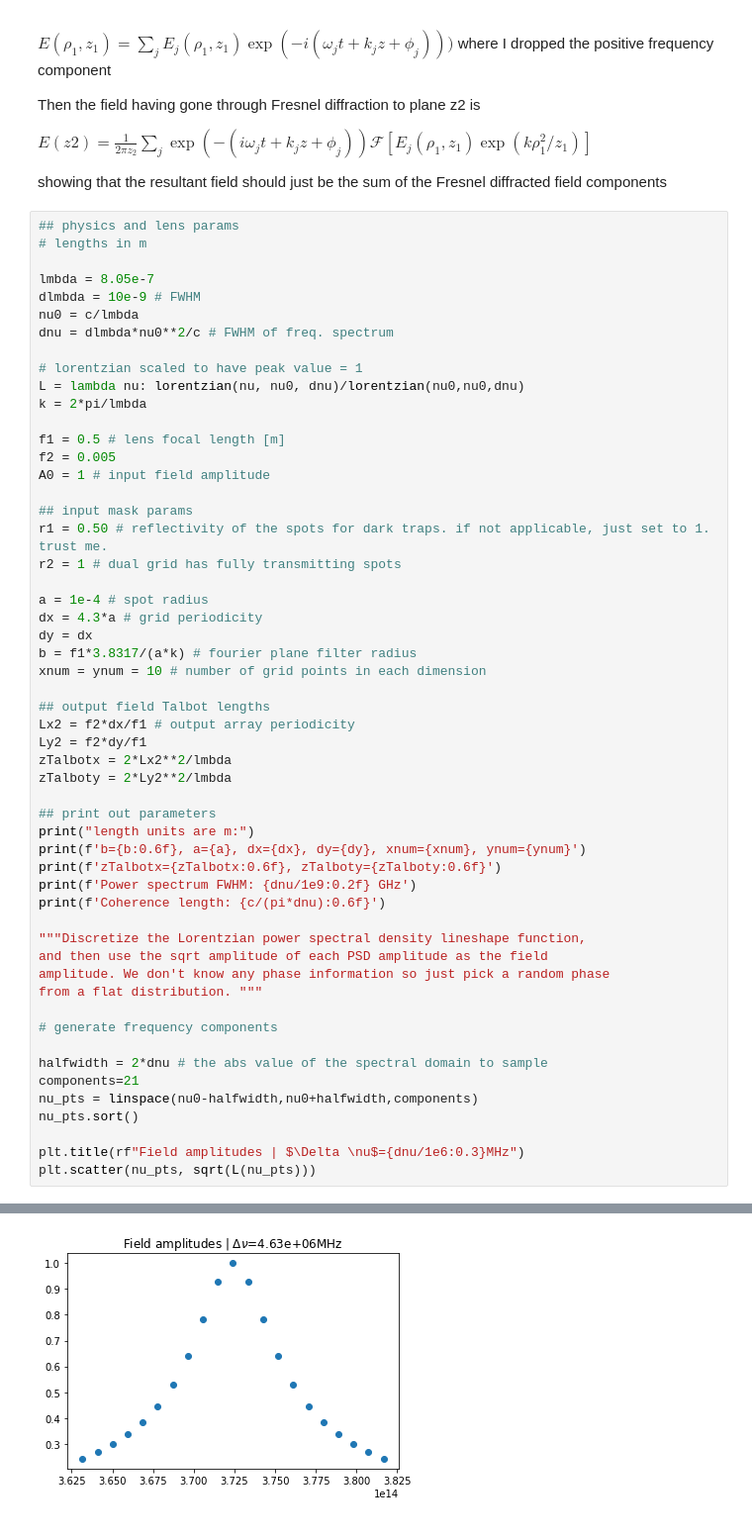
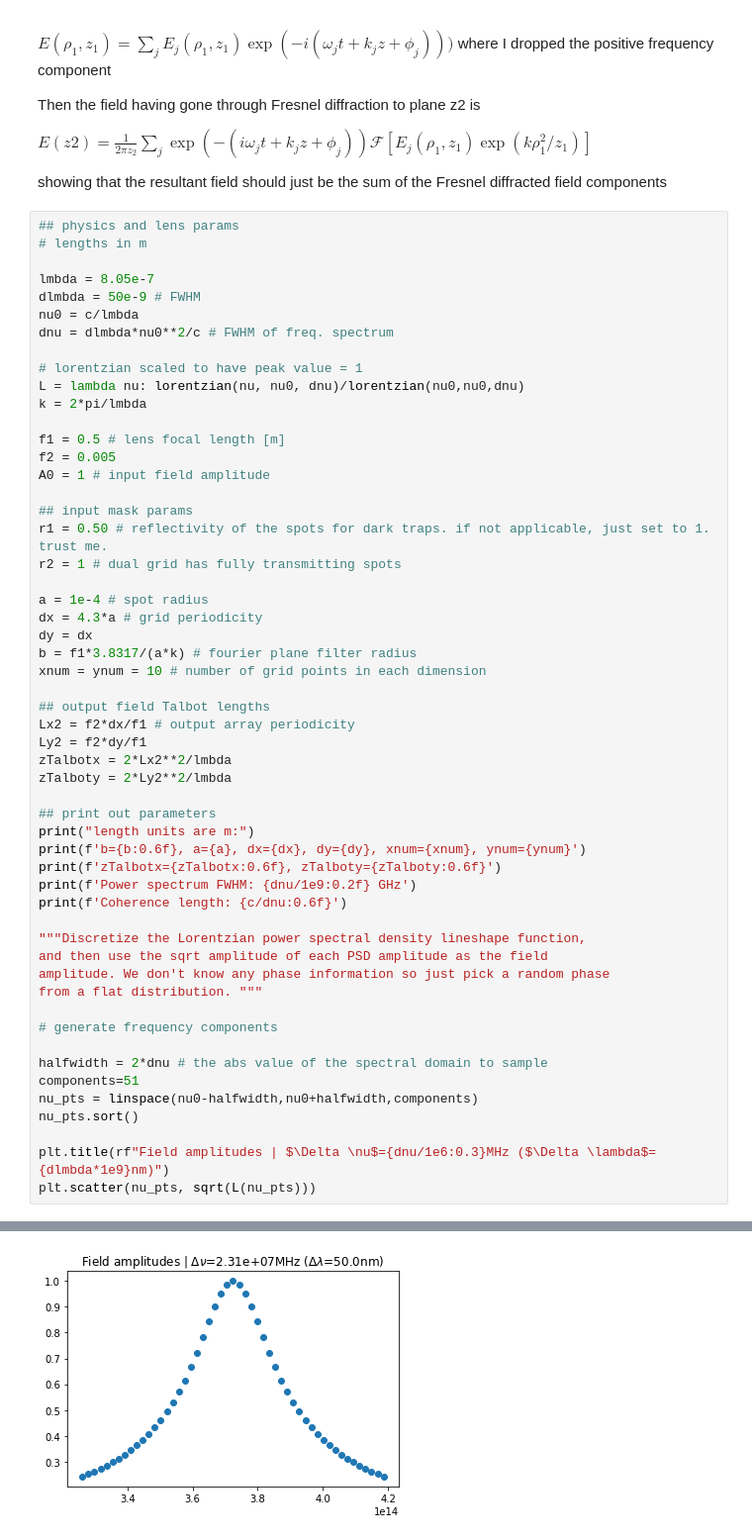
Before and after one commit to prhuft/fourier-optics, a Jupyter notebook: gba/spectrally_incoherent_gba.ipynb, the cells around one changed output, grey strips where cells are left out. Shown at 99% size. Saved outputs shown, nothing was run; the diff lists cells and outputs as text.

```diff
--- a/gba/spectrally_incoherent_gba.ipynb
+++ b/gba/spectrally_incoherent_gba.ipynb
@@ -136,7 +136,7 @@ showing that the resultant field should just be the sum of the Fresnel diffracte
 # lengths in m
 
 lmbda = 8.05e-7
-dlmbda = 10e-9 # FWHM
+dlmbda = 50e-9 # FWHM
 nu0 = c/lmbda
 dnu = dlmbda*nu0**2/c # FWHM of freq. spectrum
 
@@ -169,7 +169,7 @@ print("length units are m:")
 print(f'b={b:0.6f}, a={a}, dx={dx}, dy={dy}, xnum={xnum}, ynum={ynum}')
 print(f'zTalbotx={zTalbotx:0.6f}, zTalboty={zTalboty:0.6f}')
 print(f'Power spectrum FWHM: {dnu/1e9:0.2f} GHz')
-print(f'Coherence length: {c/(pi*dnu):0.6f}')
+print(f'Coherence length: {c/dnu:0.6f}')
 
 """Discretize the Lorentzian power spectral density lineshape function,
 and then use the sqrt amplitude of each PSD amplitude as the field
@@ -179,11 +179,11 @@ from a flat distribution. """
 # generate frequency components
 
 halfwidth = 2*dnu # the abs value of the spectral domain to sample
-components=21
+components=51
 nu_pts = linspace(nu0-halfwidth,nu0+halfwidth,components)
 nu_pts.sort()
 
-plt.title(rf"Field amplitudes | $\Delta \nu$={dnu/1e6:0.3}MHz")
+plt.title(rf"Field amplitudes | $\Delta \nu$={dnu/1e6:0.3}MHz ($\Delta \lambda$={dlmbda*1e9}nm)")
 plt.scatter(nu_pts, sqrt(L(nu_pts)))
 # %% [output]
 length units are m:
@@ -194,5 +194,5 @@ Coherence length: 0.000021
 <matplotlib.collections.PathCollection at 0x...>
-[figure, old version]
+[figure, new version]
 # %%
 # build the mask -- backplate and partially transmitting spots
 pts = 1000
```
Also changed, not shown: parts of 7 cells of this notebook.
